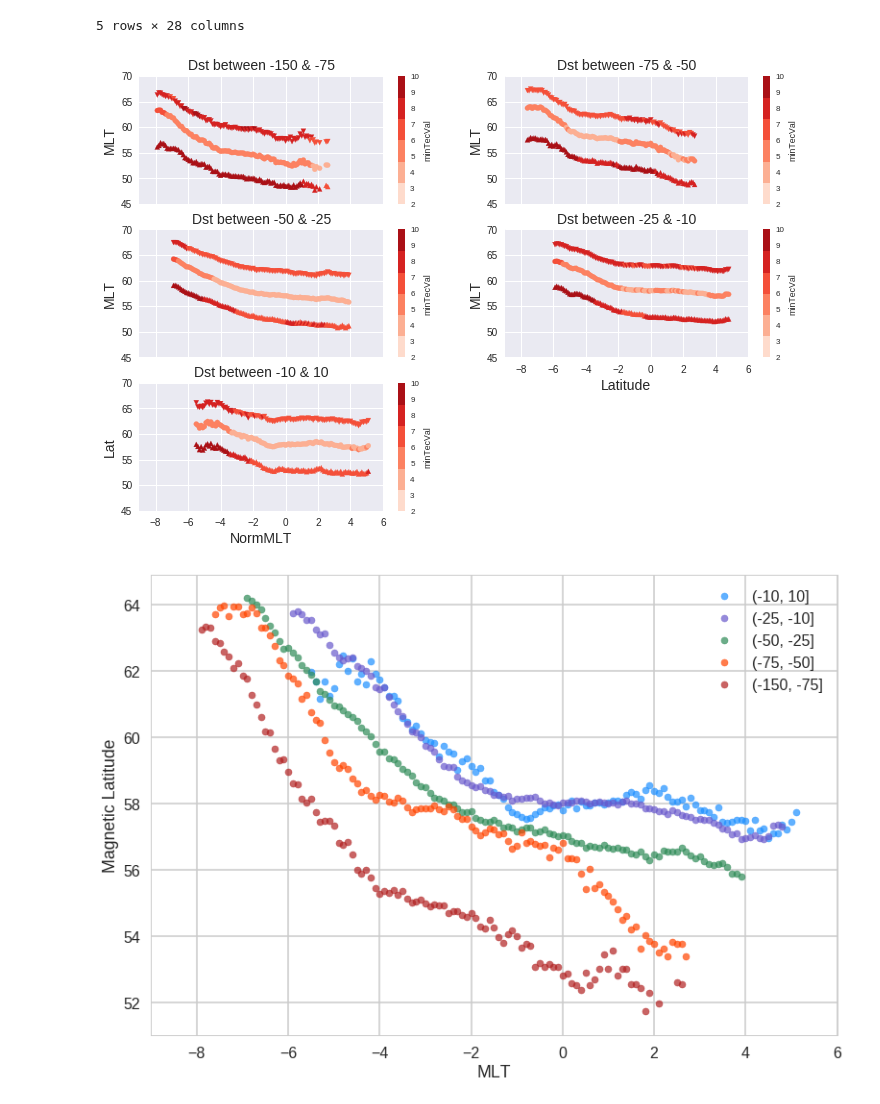
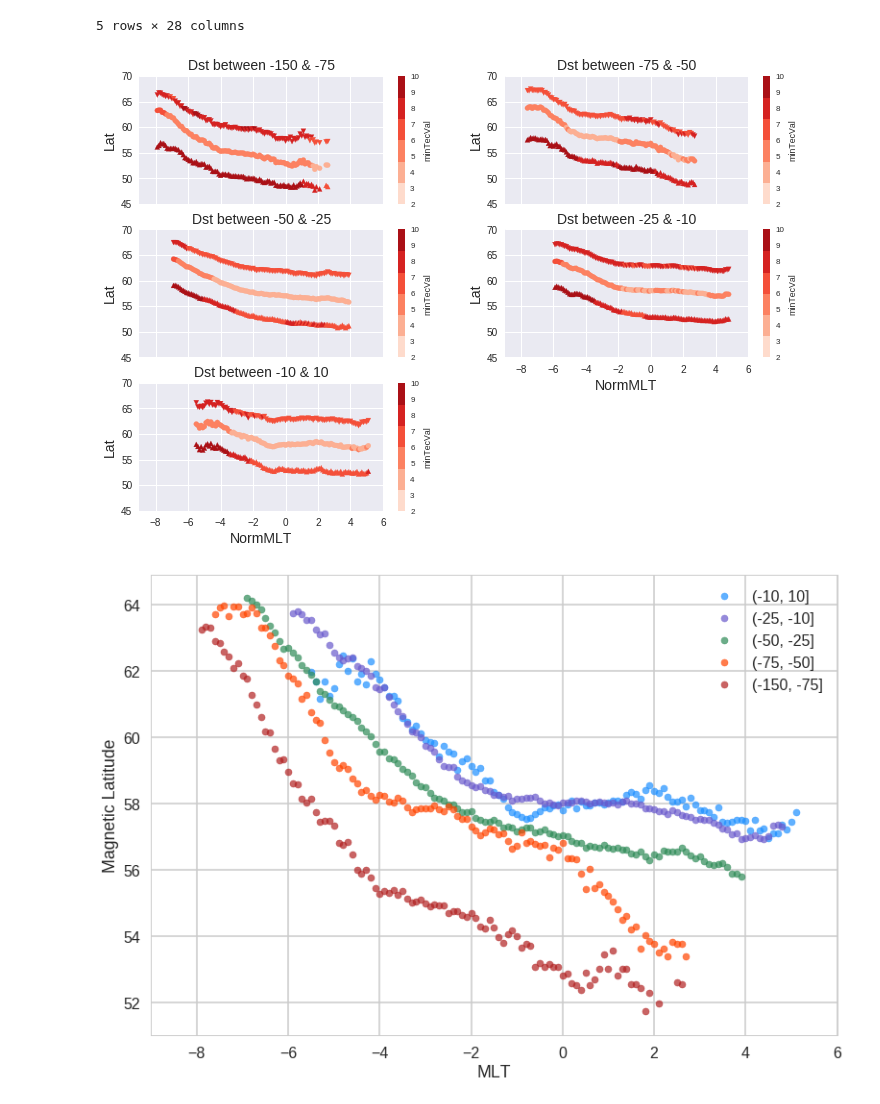
Before and after one commit to bharatreddy/tec-analysis, a Jupyter notebook: ipy/newTrgh.ipynb, the cells around one changed output. Drawn from its saved outputs; the diff is of its cells as text; code cells hidden in the pictures.

Commit message:
tec saps loc plots

```diff
--- a/ipy/newTrgh.ipynb
+++ b/ipy/newTrgh.ipynb
@@ -231,8 +231,8 @@ trghMLTLat15075.plot( kind='scatter',
               y='BndPolMlat',
               c='BndPolTecVal',
               s=25, cmap=seaMap, marker='v', ax=ax1, vmin=2., vmax=10., colorbar=False)
-ax1.set_ylabel("MLT", fontsize=14)
-# ax1.set_xlabel("Latitude", fontsize=14)
+ax1.set_ylabel("Lat", fontsize=14)
+ax1.set_xlabel("NormMLT", fontsize=14)
 ax1.set_title( "Dst between -150 & -75", fontsize=14 )
 ax1.set_xlim( [-9,6] )
 ax1.set_ylim( [45,70] )
@@ -253,8 +253,8 @@ trghMLTLat7550.plot( kind='scatter',
               y='BndPolMlat',
               c='BndPolTecVal',
               s=25, cmap=seaMap, marker='v', ax=ax2, vmin=2., vmax=10., colorbar=False)
-ax2.set_ylabel("MLT", fontsize=14)
-ax2.set_xlabel("Latitude", fontsize=14)
+ax2.set_ylabel("Lat", fontsize=14)
+ax2.set_xlabel("NormMLT", fontsize=14)
 ax2.set_title( "Dst between -75 & -50", fontsize=14 )
 ax2.set_xlim( [-9,6] )
 ax2.set_ylim( [45,70] )
@@ -275,8 +275,8 @@ trghMLTLat5025.plot( kind='scatter',
               y='BndPolMlat',
               c='BndPolTecVal',
               s=25, cmap=seaMap, marker='v', ax=ax3, vmin=2., vmax=10., colorbar=False)
-ax3.set_ylabel("MLT", fontsize=14)
-ax3.set_xlabel("Latitude", fontsize=14)
+ax3.set_ylabel("Lat", fontsize=14)
+ax3.set_xlabel("NormMLT", fontsize=14)
 ax3.set_title( "Dst between -50 & -25", fontsize=14 )
 ax3.set_xlim( [-9,6] )
 ax3.set_ylim( [45,70] )
@@ -297,37 +297,37 @@ trghMLTLat2510.plot( kind='scatter',
               y='BndPolMlat',
               c='BndPolTecVal',
               s=25, cmap=seaMap, marker='v', ax=ax4, vmin=2., vmax=10., colorbar=False)
-ax4.set_ylabel("MLT", fontsize=14)
-ax4.set_xlabel("Latitude", fontsize=14)
+ax4.set_ylabel("Lat", fontsize=14)
+ax4.set_xlabel("NormMLT", fontsize=14)
 ax4.set_title( "Dst between -25 & -10", fontsize=14 )
 ax4.set_xlim( [-9,6] )
 ax4.set_ylim( [45,70] )
 # (-10, 10]
 trghMLTLat1010 = trghStatDF[ trghStatDF["dst_bin"] == "(-10, 10]" ]
 trghMLTLat1010.plot( kind='scatter',
               x='BndNormMLT',
               y='minTecMlat',
               c='minTecVal',
               s=25, cmap=seaMap, ax=ax5, vmin=2., vmax=10.)
 trghMLTLat1010.plot( kind='scatter',
               x='BndNormMLT',
               y='BndEquMlat',
               c='BndEquTecVal',
               s=25, cmap=seaMap, marker='^', ax=ax5, vmin=2., vmax=10., colorbar=False)
 trghMLTLat1010.plot( kind='scatter',
               x='BndNormMLT',
               y='BndPolMlat',
               c='BndPolTecVal',
               s=25, cmap=seaMap, marker='v', ax=ax5, vmin=2., vmax=10., colorbar=False)
 
 ax5.set_ylabel("Lat", fontsize=14)
 ax5.set_xlabel("NormMLT", fontsize=14)
 ax5.set_title( "Dst between -10 & 10", fontsize=14 )
 ax5.set_xlim( [-9,6] )
 ax5.set_ylim( [45,70] )
 plt.savefig("../fin-figs/allBinsTrghBnds.pdf",bbox_inches='tight')
 # %% [output]
-[figure, old version]
+[figure, new version]
 # %%
 sns.set_style("whitegrid")
 sns.set_context("poster")
```
Also changed, not shown: parts of 3 cells of this notebook, 12 other files.
